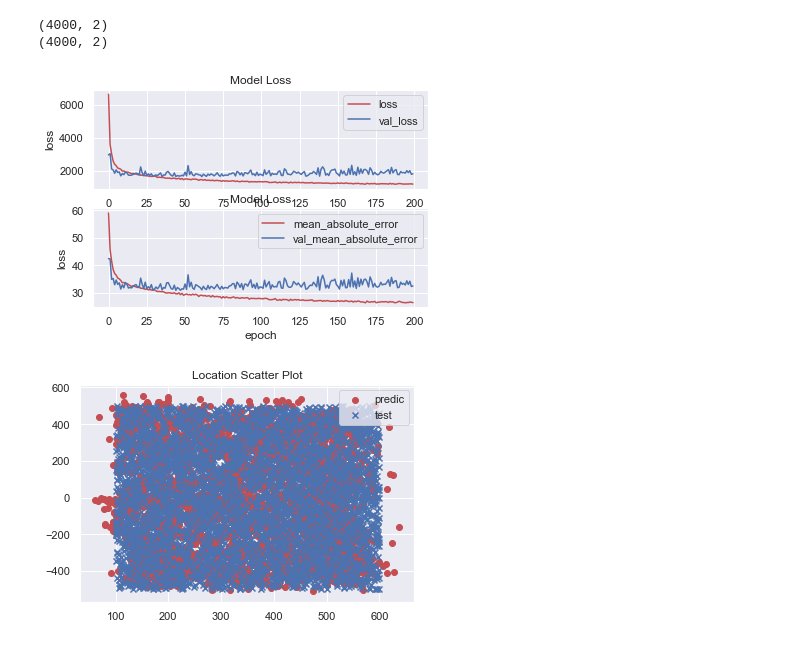
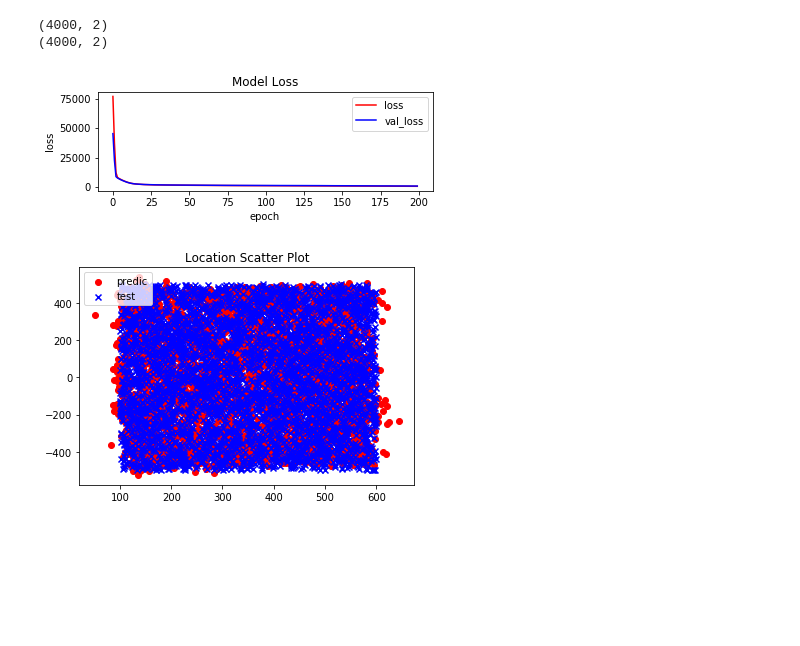
Before and after one commit to Yanlingwu95/Acoustic_Localization, a Jupyter notebook: Task2_D_VLOS_2.ipynb, the cells around one changed output. Cells and saved outputs as stored; diff of their text form; code cells hidden in the pictures; blank space fills up the shorter version.

```diff
--- a/Task2_D_VLOS_2.ipynb
+++ b/Task2_D_VLOS_2.ipynb
@@ -37,40 +39,41 @@ location_test = np.transpose(location_data[:,train_length:])
 #Build the model
 model = keras.Sequential()
 
-keras.layers.normalization.BatchNormalization()#epsilon=1e-06, mode=0, momentum=0.9, weights=None)
-#model.add(Dropout(0.2)) # best 0.2
-keras.layers.Conv2D(1024, 3)  #, strides=(1, 1), padding='valid', data_format=None, dilation_rate=(1, 1), activation=None, use_bias=True, kernel_initializer='glorot_uniform', bias_initializer='zeros', kernel_regularizer=None, bias_regularizer=None, activity_regularizer=None, kernel_constraint=None, bias_constraint=None)
-keras.layers.AveragePooling2D(pool_size=(2, 2), strides=None, padding='valid', data_format=None)
+# keras.layers.normalization.BatchNormalization()#epsilon=1e-06, mode=0, momentum=0.9, weights=None)
+# #model.add(Dropout(0.2)) # best 0.2
+# keras.layers.Conv2D(1024, 3)  #, strides=(1, 1), padding='valid', data_format=None, dilation_rate=(1, 1), activation=None, use_bias=True, kernel_initializer='glorot_uniform', bias_initializer='zeros', kernel_regularizer=None, bias_regularizer=None, activity_regularizer=None, kernel_constraint=None, bias_constraint=None)
+# keras.layers.AveragePooling2D(pool_size=(2, 2), strides=None, padding='valid', data_format=None)
 
 # keras.layers.normalization.BatchNormalization()#epsilon=1e-06, mode=0, momentum=0.9, weights=None)
 # model.add(Dropout(0.2)) # best 0.2
 # keras.layers.Conv2D(2048, 3)  #, strides=(1, 1), padding='valid', data_format=None, dilation_rate=(1, 1), activation=None, use_bias=True, kernel_initializer='glorot_uniform', bias_initializer='zeros', kernel_regularizer=None, bias_regularizer=None, activity_regularizer=None, kernel_constraint=None, bias_constraint=None)
 # keras.layers.AveragePooling2D(pool_size=(2, 2), strides=None, padding='valid', data_format=None)
 
-keras.layers.normalization.BatchNormalization()
-model.add(Dropout(0.25)) # best 0.2
+#keras.layers.normalization.BatchNormalization()
+#model.add(Dropout(0.25)) # best 0.2
 model.add(Dense(1024, activation = 'relu'))  #tanh(343,1794)   relu (680,1600)   #the hidden layer number
 
-# keras.layers.normalization.BatchNormalization()
-# model.add(Dropout(0.25)) # best 0.2
-# model.add(Dense(1024, activation = 'relu'))  #tanh(343,1794)   relu (680,1600)   #the hidden layer number
+#keras.layers.normalization.BatchNormalization()
+#model.add(Dropout(0.25)) # best 0.2
+model.add(Dense(1024, activation = 'relu'))  #tanh(343,1794)   relu (680,1600)   #the hidden layer number
 
 model.add(Dense(d, activation = 'linear'))  # None is different from 'linear'      ### the output layer
 # %%
 #Compilation
 loss_func = 'mean_squared_error'   #   categorical_crossentropy(bad)   mean_squared_error
-opt_func = keras.optimizers.Adam(lr=0.05) #'Adam'  lr=0.2  #  RMSprop(overfiiting) sgd(overfitting)  Adadelta(overfitting)   Adam
+opt_func = keras.optimizers.Adam(lr=0.0001) #'Adam'  lr=0.2  #  RMSprop(overfiiting) sgd(overfitting)  Adadelta(overfitting)   Adam
 
 model.compile(loss = loss_func,
-              optimizer = opt_func,
-             metrics = ['mae'])
+              optimizer = opt_func
+             #metrics = ['mse']
+             )
 
 #best set: categorical_crossentropy  and sgd, but the loss and acc do not change....
 # %%
 #Train the model, iterating
 early_stop = keras.callbacks.EarlyStopping(monitor='loss', min_delta=0.1)
 history = model.fit(impulses_train, location_train,
-                    batch_size = 20, # 10,20
+                    batch_size = 50, # 10,20
                     epochs = 200,
                     verbose = 2,
                    # callbacks=[early_stop],
@@ -106,31 +109,31 @@ print(location_test.shape)
 # %%
 #plot the loss data
 plt.subplot(211)
 plt.plot(history.history['loss'],'r',label = 'loss')
 plt.plot(history.history['val_loss'],'b', label = 'val_loss')
 plt.title('Model Loss')
 plt.ylabel('loss')
 plt.xlabel('epoch')
 plt.legend()
 
-plt.subplot(212)
-plt.plot(history.history['mean_absolute_error'],'r',label = 'mean_absolute_error')
-plt.plot(history.history['val_mean_absolute_error'],'b', label = 'val_mean_absolute_error')
-plt.title('Model Loss')
-plt.ylabel('loss')
-plt.xlabel('epoch')
-plt.legend()
+# plt.subplot(212)
+# plt.plot(history.history['mean_absolute_error'],'r',label = 'mean_absolute_error')
+# plt.plot(history.history['val_mean_absolute_error'],'b', label = 'val_mean_absolute_error')
+# plt.title('Model Loss')
+# plt.ylabel('loss')
+# plt.xlabel('epoch')
+# plt.legend()
 
 fig = plt.figure()
 ax1 = fig.add_subplot(111)
 ax1.set_title('Location Scatter Plot')
 ax1.scatter(loc_prediction[:,0],loc_prediction[:,1],c = 'r',marker = 'o', label = 'predic')
 ax1.scatter(location_test[:,0],location_test[:,1],c = 'b',marker = 'x', label = 'test')
 plt.legend()
 plt.show()
 # %% [output]
-[figure, old version]
+[figure, new version]
-[figure, old version]
+[figure, new version]
 # %%
 #The training result
 loss = model.evaluate(impulses_test, location_test, verbose=1)
```
Also changed, not shown: parts of 6 cells of this notebook.
